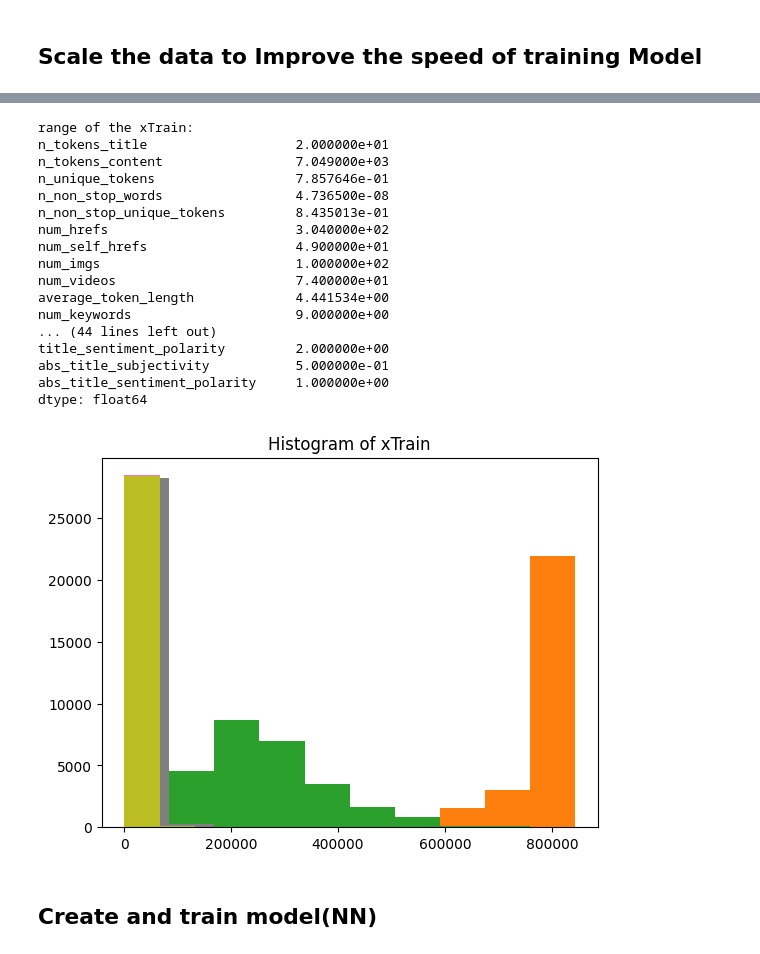
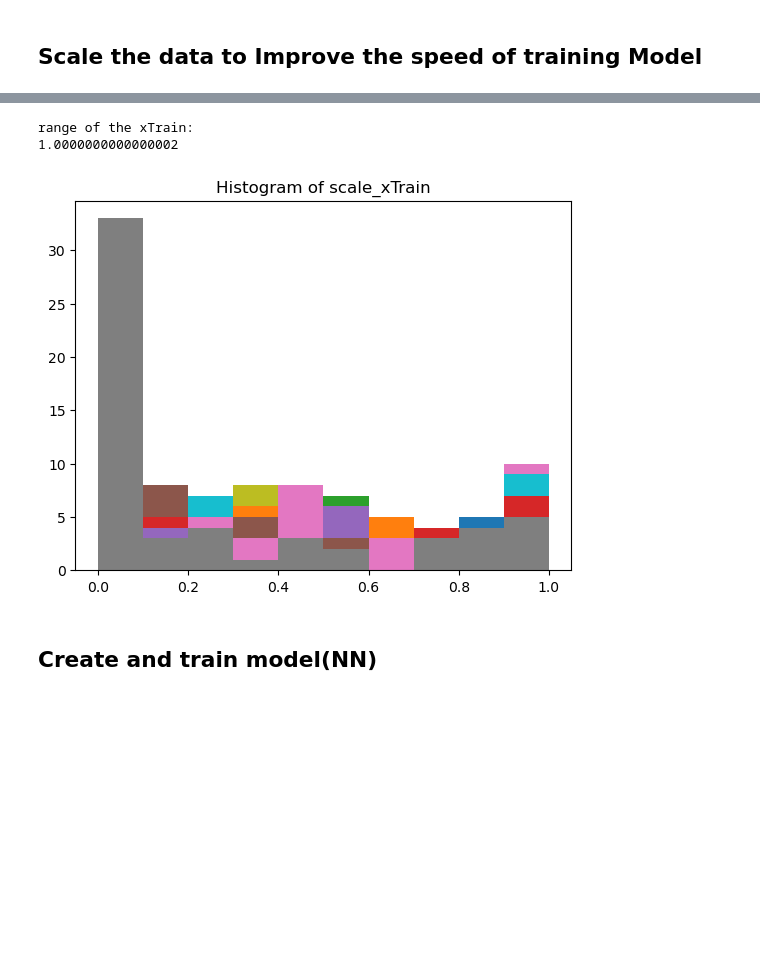
Before and after one commit to WeichenZhang89/ecs-171-ecs, a Jupyter notebook: Data Preprocessing & ML model.ipynb, the cells around one changed output, grey strips where cells are left out. Saved outputs shown, nothing was run; the diff lists cells and outputs as text; code cells hidden in the pictures; blank space fills up the shorter version.

Commit message:
do the normalization first, and then splitData

```diff
--- a/Data Preprocessing & ML model.ipynb
+++ b/Data Preprocessing & ML model.ipynb
@@ -95,34 +90,27 @@ import matplotlib.pyplot as plt
 
 
 scaler = MinMaxScaler()
-scale_xTrain = scaler.fit_transform(xTrain)
-scale_xTest = scaler.transform(xTest)
+scaled_X = scaler.fit_transform(x)
 
+
+xTrain, xTest, yTrain, yTest = train_test_split(scaled_X, y, test_size=0.2, random_state=10)
 print("range of the xTrain:")
 print(xTrain.max() - xTrain.min())
-for i in xTrain.columns:
-    plt.hist(xTrain[i])
-plt.title("Histogram of xTrain")
-plt.show()
 # %% [output]
 range of the xTrain:
-n_tokens_title                   2.000000e+01
-n_tokens_content                 7.049000e+03
-n_unique_tokens                  7.857646e-01
-n_non_stop_words                 4.736500e-08
-n_non_stop_unique_tokens         8.435013e-01
-num_hrefs                        3.040000e+02
-num_self_hrefs                   4.900000e+01
-num_imgs                         1.000000e+02
-num_videos                       7.400000e+01
-average_token_length             4.441534e+00
-num_keywords                     9.000000e+00
-... (44 lines left out)
-title_sentiment_polarity         2.000000e+00
-abs_title_subjectivity           5.000000e-01
-abs_title_sentiment_polarity     1.000000e+00
-dtype: float64
+1.0000000000000002
-[figure, removed]
+# %%
+
+import pandas as pd
+scale_xTrain = pd.DataFrame(xTrain)
+scale_xTest = pd.DataFrame(xTest)
+# %%
+for i in scale_xTrain.columns:
+    plt.hist(xTrain[i])
+plt.title("Histogram of scale_xTrain")
+plt.show()
+# %% [output]
+[figure, added]
 # %% [markdown]
 ## Create and train model(NN)
 # %%
```
Also changed, not shown: parts of 14 cells of this notebook.
